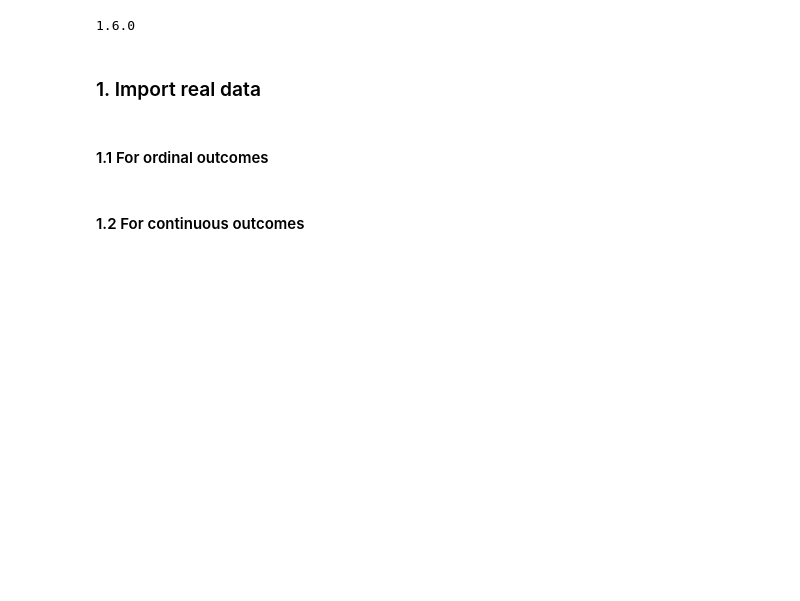
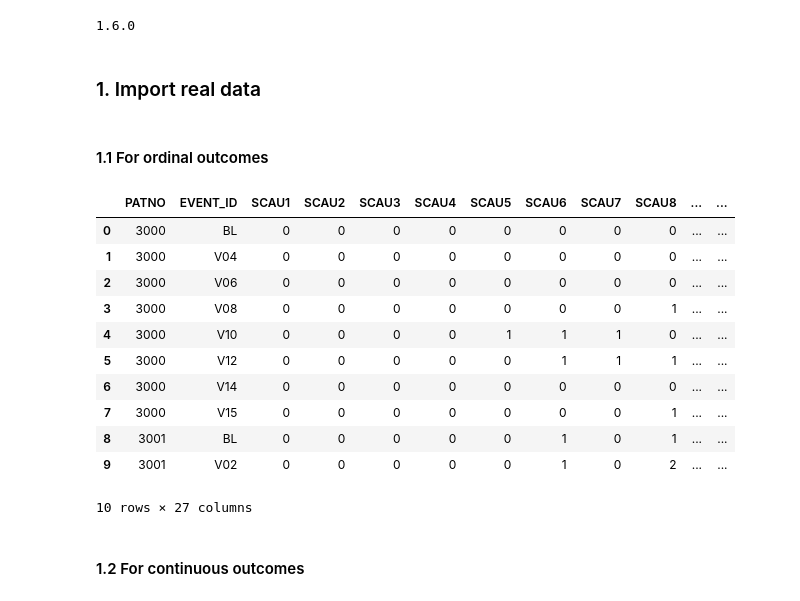
Before and after one commit to qw2223/MEFF, a Jupyter notebook: code/MEFF_PPMI_example.ipynb, the cells around one changed output. Drawn from its saved outputs; the diff is of its cells as text; code cells hidden in the pictures; blank space fills up the shorter version.

```diff
--- a/code/MEFF_PPMI_example.ipynb
+++ b/code/MEFF_PPMI_example.ipynb
@@ -27,6 +27,23 @@ t_mat0 = [] # measurement age
 Y0_dat = [] # outcome measurements
 data0 = [] # original data
 colnames0 = [] # marker names
+# %%
+# Examples of ordinal data
+data = pd.read_csv('../data/cat_scopa.csv').iloc[:,1:]
+data[:10]
+# %% [output]
+|  | PATNO | EVENT_ID | SCAU1 | SCAU2 | SCAU3 | SCAU4 | SCAU5 | SCAU6 | SCAU7 | SCAU8 | ... | ... |
+| 0 | 3000 | BL | 0 | 0 | 0 | 0 | 0 | 0 | 0 | 0 | ... | ... |
+| 1 | 3000 | V04 | 0 | 0 | 0 | 0 | 0 | 0 | 0 | 0 | ... | ... |
+| 2 | 3000 | V06 | 0 | 0 | 0 | 0 | 0 | 0 | 0 | 0 | ... | ... |
+| 3 | 3000 | V08 | 0 | 0 | 0 | 0 | 0 | 0 | 0 | 1 | ... | ... |
+| 4 | 3000 | V10 | 0 | 0 | 0 | 0 | 1 | 1 | 1 | 0 | ... | ... |
+| 5 | 3000 | V12 | 0 | 0 | 0 | 0 | 0 | 1 | 1 | 1 | ... | ... |
+| 6 | 3000 | V14 | 0 | 0 | 0 | 0 | 0 | 0 | 0 | 0 | ... | ... |
+| 7 | 3000 | V15 | 0 | 0 | 0 | 0 | 0 | 0 | 0 | 1 | ... | ... |
+| 8 | 3001 | BL | 0 | 0 | 0 | 0 | 0 | 1 | 0 | 1 | ... | ... |
+| 9 | 3001 | V02 | 0 | 0 | 0 | 0 | 0 | 1 | 0 | 2 | ... | ... |
+10 rows × 27 columns
 # %%
 data = pd.read_csv('../data/cat_motor.csv').iloc[:,1:]
 colnames_motor = ["NP1SLPN","NP1SLPD","NP1PAIN","NP1URIN","NP1CNST","NP1FATG",
```
Also changed, not shown: parts of 1 cell of this notebook, 1 other file.
